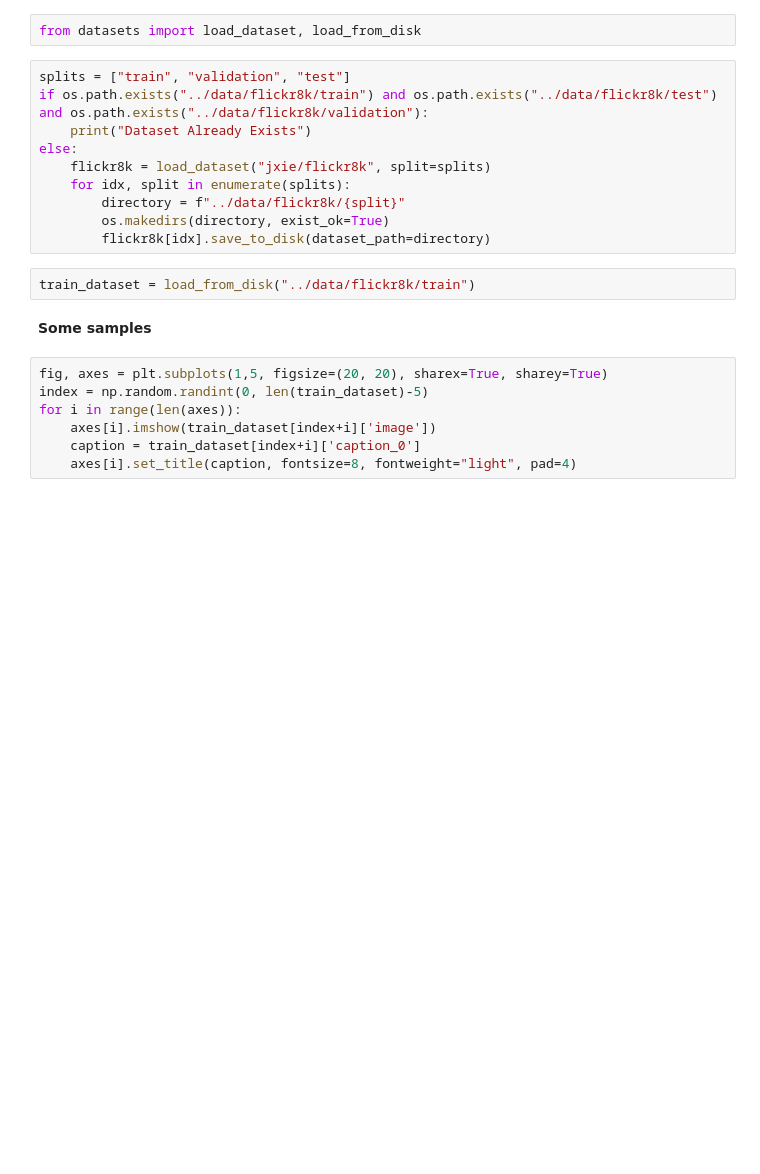
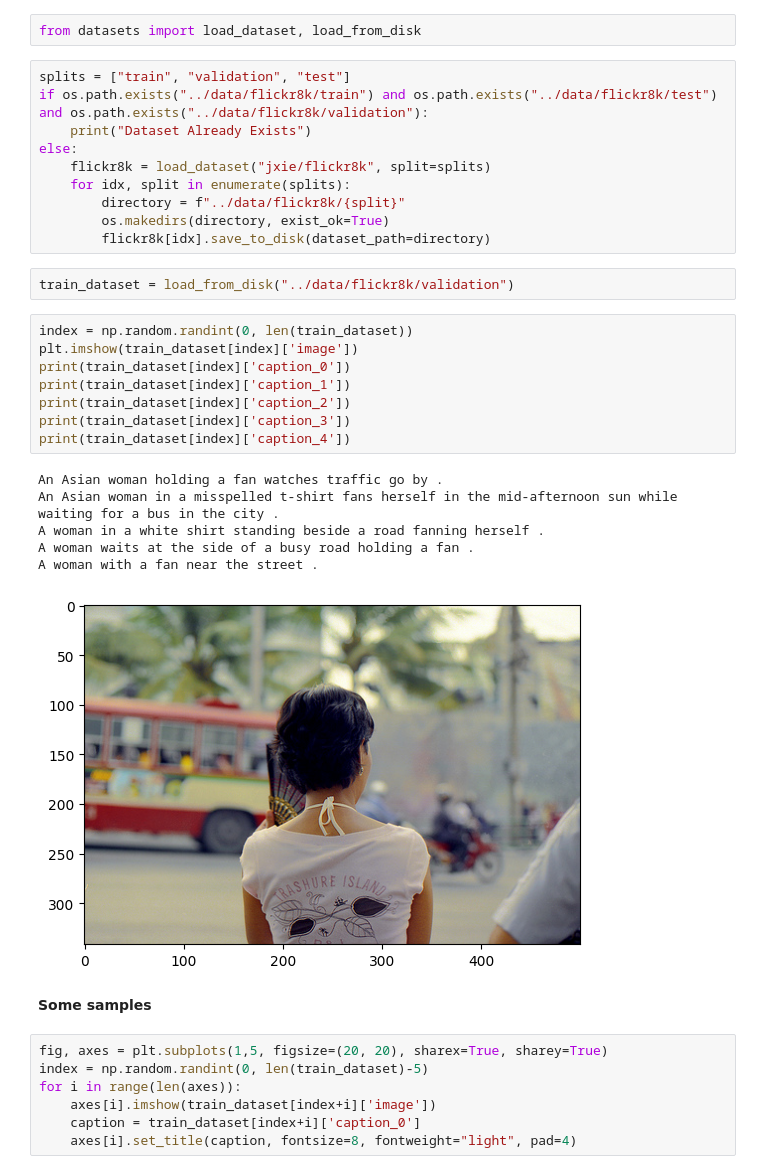
Before and after one commit to arafatshovon/flow-matching-and-llm, a Jupyter notebook: notebooks/blip-2-fine-tune.ipynb, the cells around one changed output. Drawn from its saved outputs; the diff is of its cells as text; blank space fills up the shorter version.

Commit message:
Training Code Ready

```diff
--- a/notebooks/blip-2-fine-tune.ipynb
+++ b/notebooks/blip-2-fine-tune.ipynb
@@ -159,7 +169,22 @@ else:
         os.makedirs(directory, exist_ok=True)
         flickr8k[idx].save_to_disk(dataset_path=directory)
 # %%
-train_dataset = load_from_disk("../data/flickr8k/train")
+train_dataset = load_from_disk("../data/flickr8k/validation")
+# %%
+index = np.random.randint(0, len(train_dataset))
+plt.imshow(train_dataset[index]['image'])
+print(train_dataset[index]['caption_0'])
+print(train_dataset[index]['caption_1'])
+print(train_dataset[index]['caption_2'])
+print(train_dataset[index]['caption_3'])
+print(train_dataset[index]['caption_4'])
+# %% [output]
+An Asian woman holding a fan watches traffic go by .
+An Asian woman in a misspelled t-shirt fans herself in the mid-afternoon sun while waiting for a bus in the city .
+A woman in a white shirt standing beside a road fanning herself .
+A woman waits at the side of a busy road holding a fan .
+A woman with a fan near the street .
+[figure, added]
 # %% [markdown]
 **Some samples**
 # %%
```
Also changed, not shown: parts of 2 cells of this notebook.
